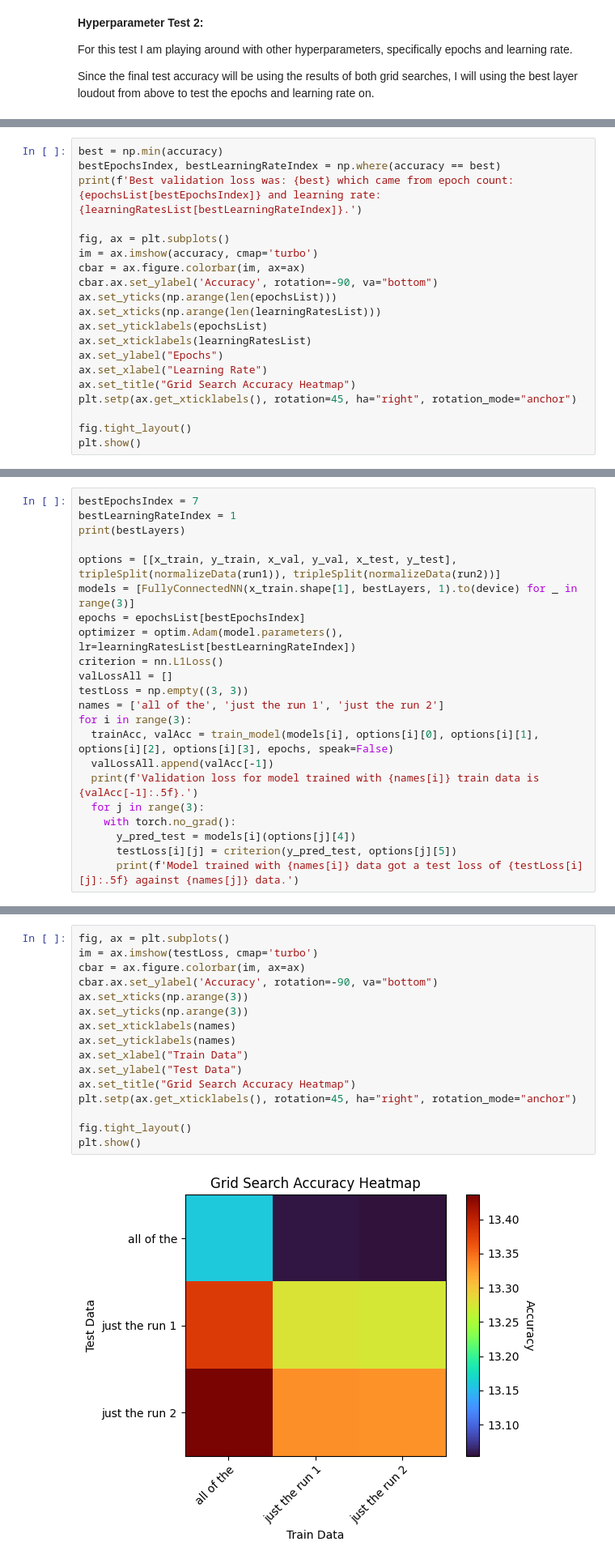
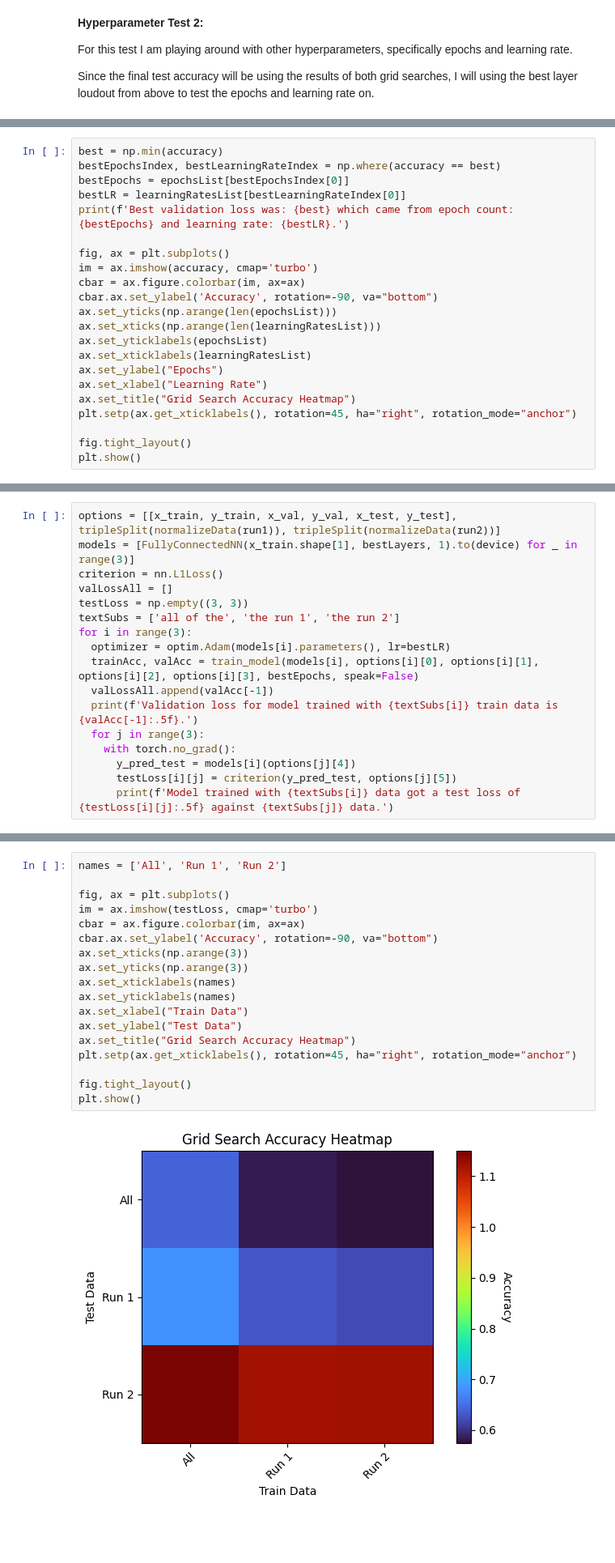
Before and after one commit to bananathrowingmachine/UniProj-OpenEndedDeepLearning, a Jupyter notebook: HW7.ipynb, the cells around one changed output, grey strips where cells are left out. Shown at 81% size. Cells and saved outputs as stored; diff of their text form; blank space fills up the shorter version.

```diff
--- a/HW7.ipynb
+++ b/HW7.ipynb
@@ -382,7 +380,9 @@ Best validation loss was: 0.5532113313674927 which came from epoch count: [7] an
 # %%
 best = np.min(accuracy)
 bestEpochsIndex, bestLearningRateIndex = np.where(accuracy == best)
-print(f'Best validation loss was: {best} which came from epoch count: {epochsList[bestEpochsIndex]} and learning rate: {learningRatesList[bestLearningRateIndex]}.')
+bestEpochs = epochsList[bestEpochsIndex[0]]
+bestLR = learningRatesList[bestLearningRateIndex[0]]
+print(f'Best validation loss was: {best} which came from epoch count: {bestEpochs} and learning rate: {bestLR}.')
 
 fig, ax = plt.subplots()
 im = ax.imshow(accuracy, cmap='turbo')
@@ -410,25 +411,20 @@ This test will take the "run1" and "run2" arrays, normalize and split them, then
 
 Due note I use the test data because the results of this experiment won't change my model, I'm just interested in how it reacts to only getting some data.
 # %%
-bestEpochsIndex = 7
-bestLearningRateIndex = 1
-print(bestLayers)
-
 options = [[x_train, y_train, x_val, y_val, x_test, y_test], tripleSplit(normalizeData(run1)), tripleSplit(normalizeData(run2))]
 models = [FullyConnectedNN(x_train.shape[1], bestLayers, 1).to(device) for _ in range(3)]
-epochs = epochsList[bestEpochsIndex]
-optimizer = optim.Adam(model.parameters(), lr=learningRatesList[bestLearningRateIndex])
 criterion = nn.L1Loss()
 valLossAll = []
 testLoss = np.empty((3, 3))
-names = ['all of the', 'just the run 1', 'just the run 2']
+textSubs = ['all of the', 'the run 1', 'the run 2']
 for i in range(3):
-  trainAcc, valAcc = train_model(models[i], options[i][0], options[i][1], options[i][2], options[i][3], epochs, speak=False)
+  optimizer = optim.Adam(models[i].parameters(), lr=bestLR)
+  trainAcc, valAcc = train_model(models[i], options[i][0], options[i][1], options[i][2], options[i][3], bestEpochs, speak=False)
   valLossAll.append(valAcc[-1])
-  print(f'Validation loss for model trained with {names[i]} train data is {valAcc[-1]:.5f}.')
+  print(f'Validation loss for model trained with {textSubs[i]} train data is {valAcc[-1]:.5f}.')
   for j in range(3):
     with torch.no_grad():
       y_pred_test = models[i](options[j][4])
       testLoss[i][j] = criterion(y_pred_test, options[j][5])
-      print(f'Model trained with {names[i]} data got a test loss of {testLoss[i][j]:.5f} against {names[j]} data.')
+      print(f'Model trained with {textSubs[i]} data got a test loss of {testLoss[i][j]:.5f} against {textSubs[j]} data.')
 # %% [output]
@@ -437,21 +443,23 @@ KeyboardInterrupt:
 # %%
+names = ['All', 'Run 1', 'Run 2']
+
 fig, ax = plt.subplots()
 im = ax.imshow(testLoss, cmap='turbo')
 cbar = ax.figure.colorbar(im, ax=ax)
 cbar.ax.set_ylabel('Accuracy', rotation=-90, va="bottom")
 ax.set_xticks(np.arange(3))
 ax.set_yticks(np.arange(3))
 ax.set_xticklabels(names)
 ax.set_yticklabels(names)
 ax.set_xlabel("Train Data")
 ax.set_ylabel("Test Data")
 ax.set_title("Grid Search Accuracy Heatmap")
 plt.setp(ax.get_xticklabels(), rotation=45, ha="right", rotation_mode="anchor")
 
 fig.tight_layout()
 plt.show()
 # %% [output]
-[figure, old version]
+[figure, new version]
 # %% [markdown]
 **Final Accuracy:**
 
```
Also changed, not shown: parts of 12 cells of this notebook.
